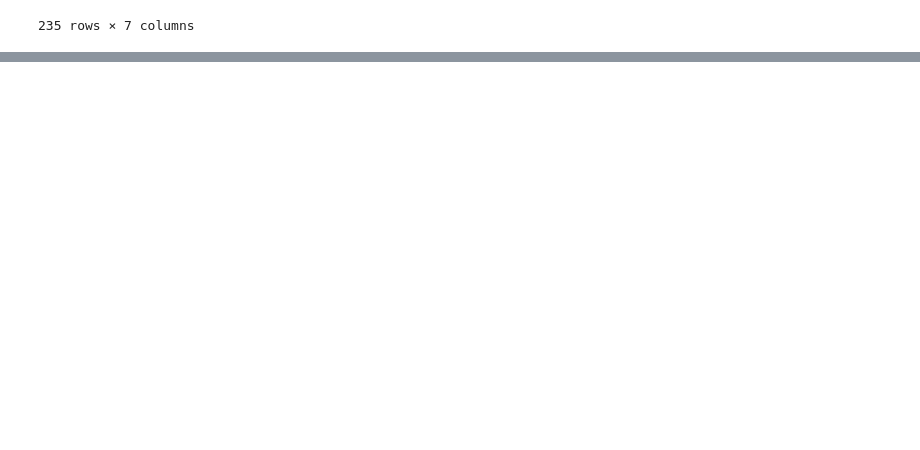
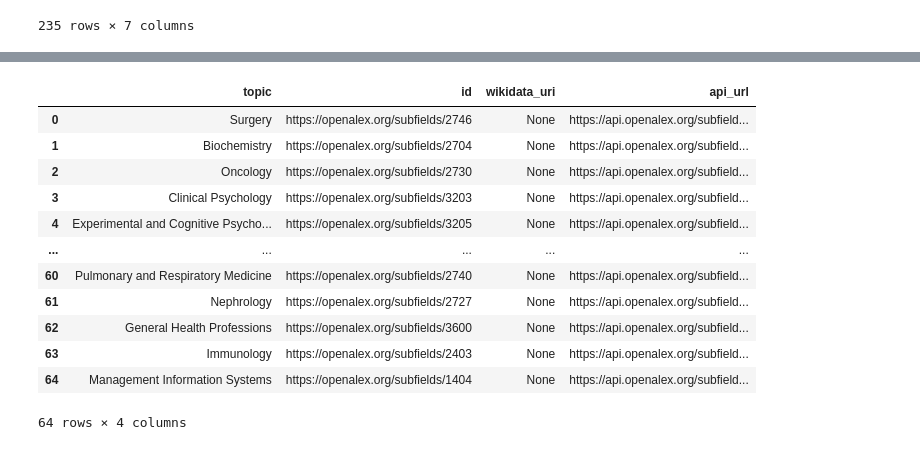
Before and after one commit to keitaVigano/KB_data_science, a Jupyter notebook: notebooks/retrieve_topics.ipynb, the cells around one changed output, grey strips where cells are left out. Cells and saved outputs as stored; diff of their text form; code cells hidden in the pictures; blank space fills up the shorter version.

```diff
--- a/notebooks/retrieve_topics.ipynb
+++ b/notebooks/retrieve_topics.ipynb
@@ -79 +80,20 @@ df_topics
+# %%
+df_topics["api_url"] = df_topics["id"].apply(
+    lambda x: x.replace("https://openalex.org", "https://api.openalex.org") if pd.notna(x) else None
+)
+df_topics
+# %% [output]
+|  | topic | id | wikidata_uri | api_url |
+| 0 | Surgery | https://openalex.org/subfields/2746 | None | https://api.openalex.org/subfield... |
+| 1 | Biochemistry | https://openalex.org/subfields/2704 | None | https://api.openalex.org/subfield... |
+| 2 | Oncology | https://openalex.org/subfields/2730 | None | https://api.openalex.org/subfield... |
+| 3 | Clinical Psychology | https://openalex.org/subfields/3203 | None | https://api.openalex.org/subfield... |
+| 4 | Experimental and Cognitive Psycho... | https://openalex.org/subfields/3205 | None | https://api.openalex.org/subfield... |
+| ... | ... | ... | ... | ... |
+| 60 | Pulmonary and Respiratory Medicine | https://openalex.org/subfields/2740 | None | https://api.openalex.org/subfield... |
+| 61 | Nephrology | https://openalex.org/subfields/2727 | None | https://api.openalex.org/subfield... |
+| 62 | General Health Professions | https://openalex.org/subfields/3600 | None | https://api.openalex.org/subfield... |
+| 63 | Immunology | https://openalex.org/subfields/2403 | None | https://api.openalex.org/subfield... |
+| 64 | Management Information Systems | https://openalex.org/subfields/1404 | None | https://api.openalex.org/subfield... |
+64 rows × 4 columns
 # %%
```
Also changed, not shown: parts of 5 cells of this notebook, 2 other files.
